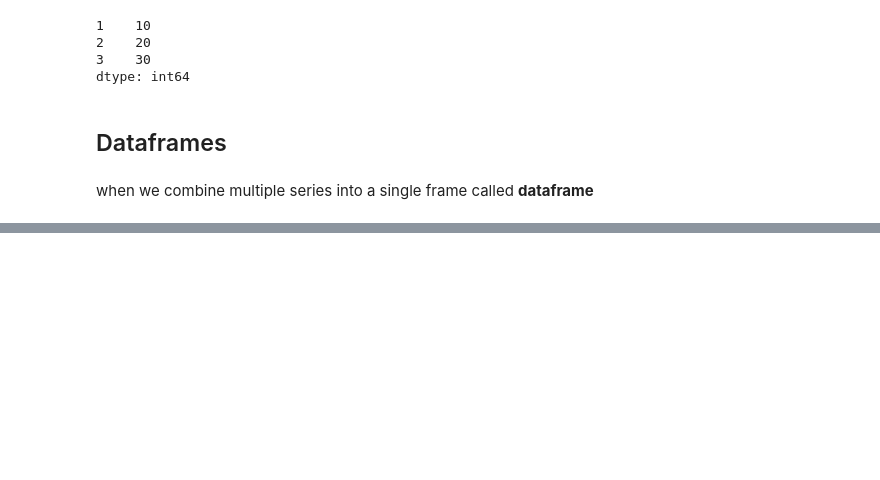
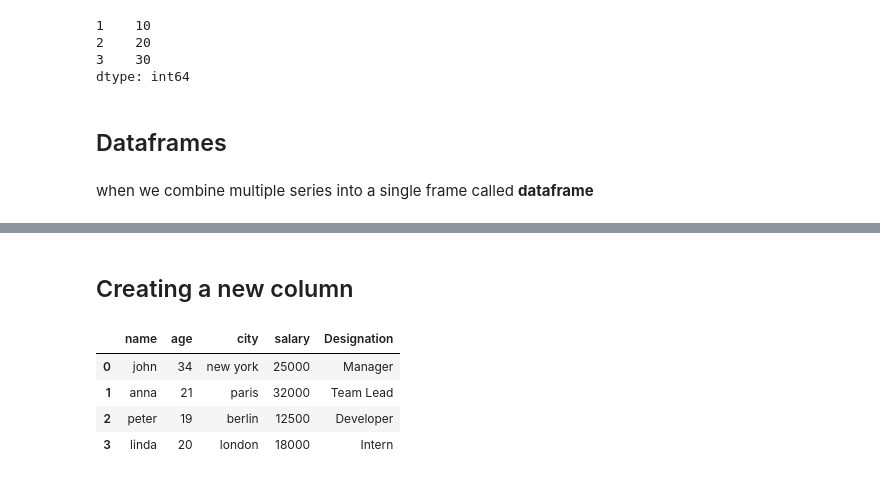
Before and after one commit to AyushSharma-17/dataanalysis_python_l1, a Jupyter notebook: copy_of_pandas_ex.ipynb, the cells around one changed output, grey strips where cells are left out. Drawn from its saved outputs; the diff is of its cells as text; code cells hidden in the pictures; blank space fills up the shorter version.

Commit message:
dataframe and row and column op

```diff
--- a/copy_of_pandas_ex.ipynb
+++ b/copy_of_pandas_ex.ipynb
@@ -57,3 +57,12 @@ dtype: int64
 <h2>Dataframes</h2>
 # %% [markdown]
 when we combine multiple series into a single frame called <b>dataframe</b>
+# %%
+data={
+    'name':['john','anna','peter','linda'],
+    'age':[34,21,19,20],
+    'city':['new york','paris','berlin','london'],
+    'salary':[25000,32000,12500,18000]
+}
+
+df= pd.DataFrame(data)
@@ -59,0 +103,11 @@ when we combine multiple series into a single frame called <b>dataframe</b>
+# %% [markdown]
+<h2> Creating a new column </h2>
+# %%
+df['Designation'] = ['Manager','Team Lead','Developer','Intern']
+df
+# %% [output]
+|  | name | age | city | salary | Designation |
+| 0 | john | 34 | new york | 25000 | Manager |
+| 1 | anna | 21 | paris | 32000 | Team Lead |
+| 2 | peter | 19 | berlin | 12500 | Developer |
+| 3 | linda | 20 | london | 18000 | Intern |
```
Also changed, not shown: parts of 18 cells of this notebook.
